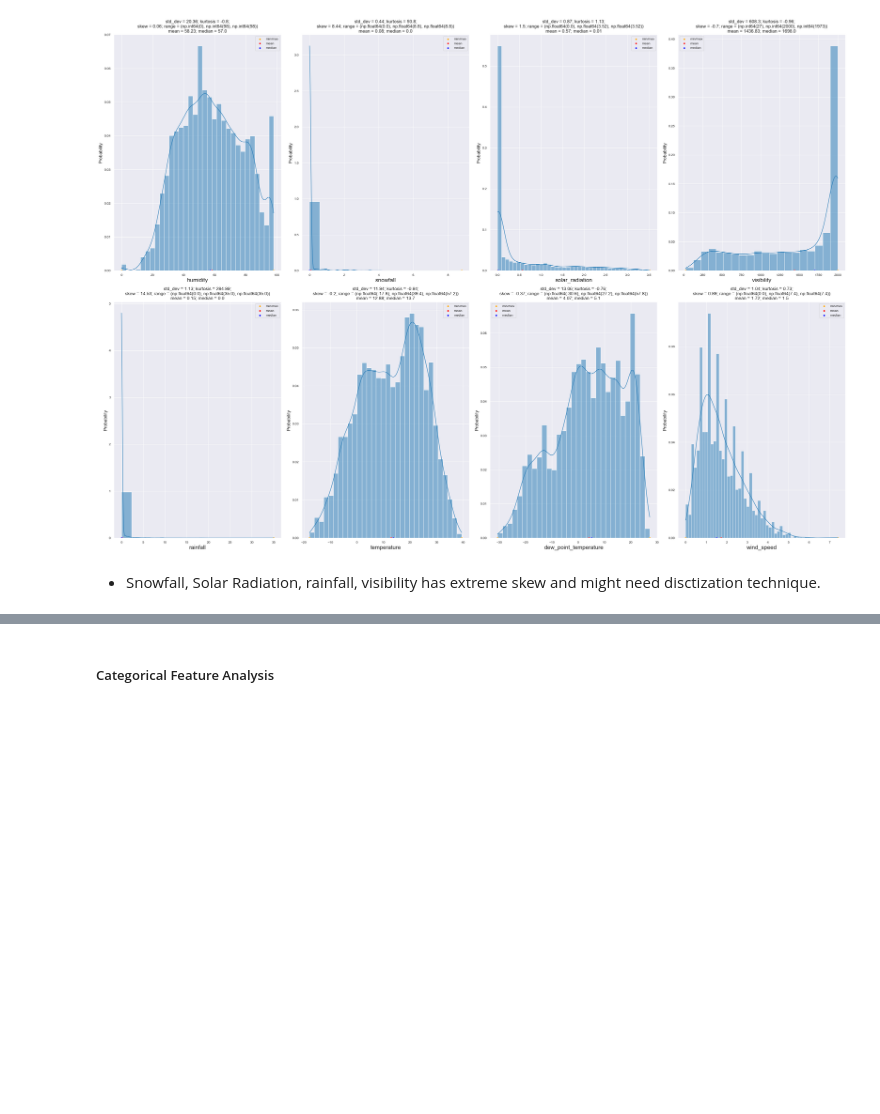
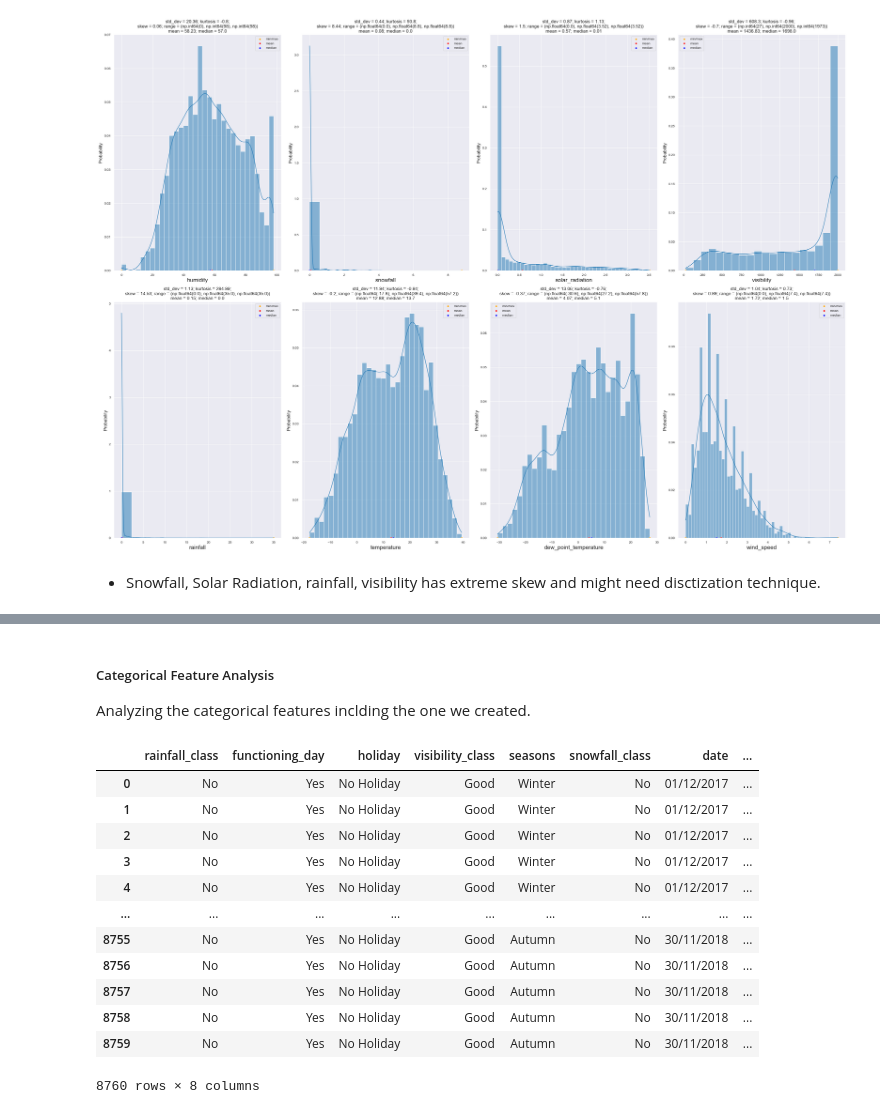
Before and after one commit to manuelmj39/bike-demand-prediction, a Jupyter notebook: notebooks/data-analysis.ipynb, the cells around one changed output, grey strips where cells are left out. Cells and saved outputs as stored; diff of their text form; code cells hidden in the pictures; blank space fills up the shorter version.

```diff
--- a/notebooks/data-analysis.ipynb
+++ b/notebooks/data-analysis.ipynb
@@ -447,2 +549,19 @@ Updated Categorical Columns are: ['seasons', 'holiday', 'functioning_day', 'date
 # %% [markdown]
 ##### Categorical Feature Analysis
+Analyzing the categorical features inclding the one we created.
+# %%
+raw_df[cat_cols]
+# %% [output]
+|  | rainfall_class | functioning_day | holiday | visibility_class | seasons | snowfall_class | date | ... |
+| 0 | No | Yes | No Holiday | Good | Winter | No | 01/12/2017 | ... |
+| 1 | No | Yes | No Holiday | Good | Winter | No | 01/12/2017 | ... |
+| 2 | No | Yes | No Holiday | Good | Winter | No | 01/12/2017 | ... |
+| 3 | No | Yes | No Holiday | Good | Winter | No | 01/12/2017 | ... |
+| 4 | No | Yes | No Holiday | Good | Winter | No | 01/12/2017 | ... |
+| ... | ... | ... | ... | ... | ... | ... | ... | ... |
+| 8755 | No | Yes | No Holiday | Good | Autumn | No | 30/11/2018 | ... |
+| 8756 | No | Yes | No Holiday | Good | Autumn | No | 30/11/2018 | ... |
+| 8757 | No | Yes | No Holiday | Good | Autumn | No | 30/11/2018 | ... |
+| 8758 | No | Yes | No Holiday | Good | Autumn | No | 30/11/2018 | ... |
+| 8759 | No | Yes | No Holiday | Good | Autumn | No | 30/11/2018 | ... |
+8760 rows × 8 columns
```
Also changed, not shown: parts of 3 cells of this notebook.
